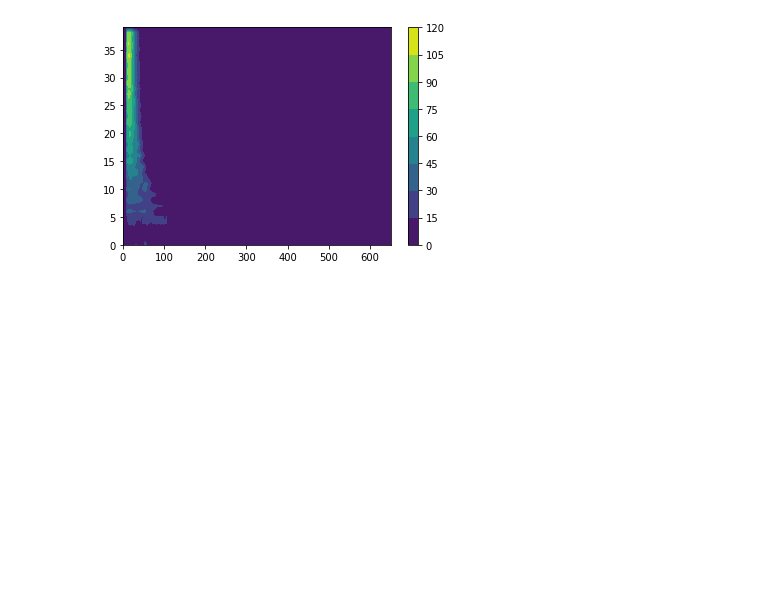
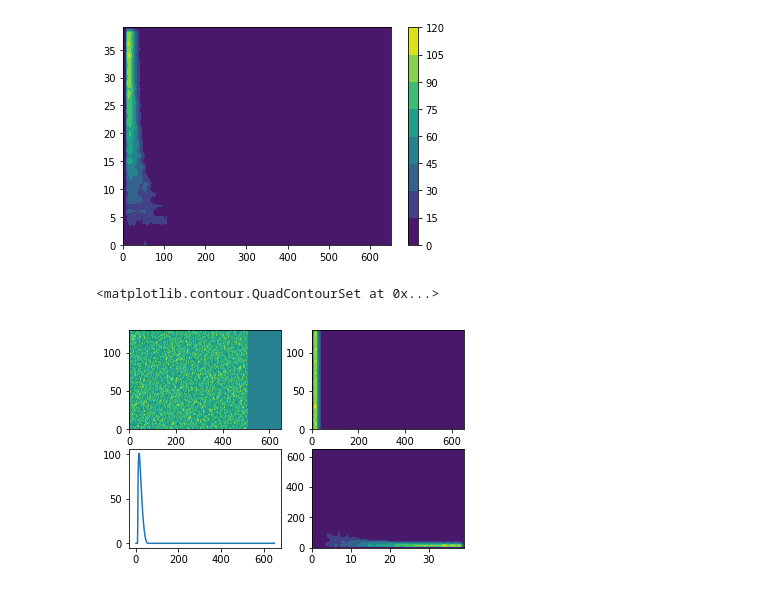
Before and after one commit to mikeg64/trismp-nrassh, a Jupyter notebook: run/load-simpleplot.ipynb, the cells around one changed output. Cells and saved outputs as stored; diff of their text form; code cells hidden in the pictures; blank space fills up the shorter version.

```diff
--- a/run/load-simpleplot.ipynb
+++ b/run/load-simpleplot.ipynb
@@ -110,0 +113,10 @@ print(files)
+# %%
+#compute average density over x-direction
+rhoav=np.zeros([652])
+dtemp=np.zeros([130])
+it=39
+dens=d[it]['dens']
+for ix in range(0,651,1):
+    for iy in range(0,129,1):
+        dtemp[iy]=dens[iy][ix]
+    rhoav[ix]=np.mean(dtemp)
@@ -115,6 +153,17 @@ rhot=np.zeros([40,652])
 for it in range(0,39,itstep):
     dens=d[it]['dens']
     rhot[it]=dens[64][:]
+# %%
+#compute average density over y-direction for each time step
+rhoavit=np.zeros([652,40])
+dtemp=np.zeros([130])
+
+for it in range(0,39,itstep):
+    dens=d[it]['dens']
+    for ix in range(0,651,1):
+        for iy in range(0,129,1):
+            dtemp[iy]=dens[iy][ix]
+        rhoavit[ix][it]=np.mean(dtemp)
 # %%
 print(np.shape(rhot))
 # %% [output]
@@ -130,3 +179,20 @@ cbar = fig3.colorbar(cs)
 pyplot.show()
 # %% [output]
 [figure]
+# %%
+#
+# Plot density field
+#
+it=39
+fig4,ax4 = pyplot.subplots(2,2,num=1)
+
+#ax1[0].imshow(rho)
+#ax1[1].imshow(bz)
+
+ax4[0][0].contourf(d[it]['bz'])
+ax4[0][1].contourf(d[it]['dens'])
+ax4[1][0].plot(rhoav)
+ax4[1][1].contourf(rhoavit)
+# %% [output]
+<matplotlib.contour.QuadContourSet at 0x...>
+[figure, added]
```
Also changed, not shown: parts of 7 cells of this notebook.
